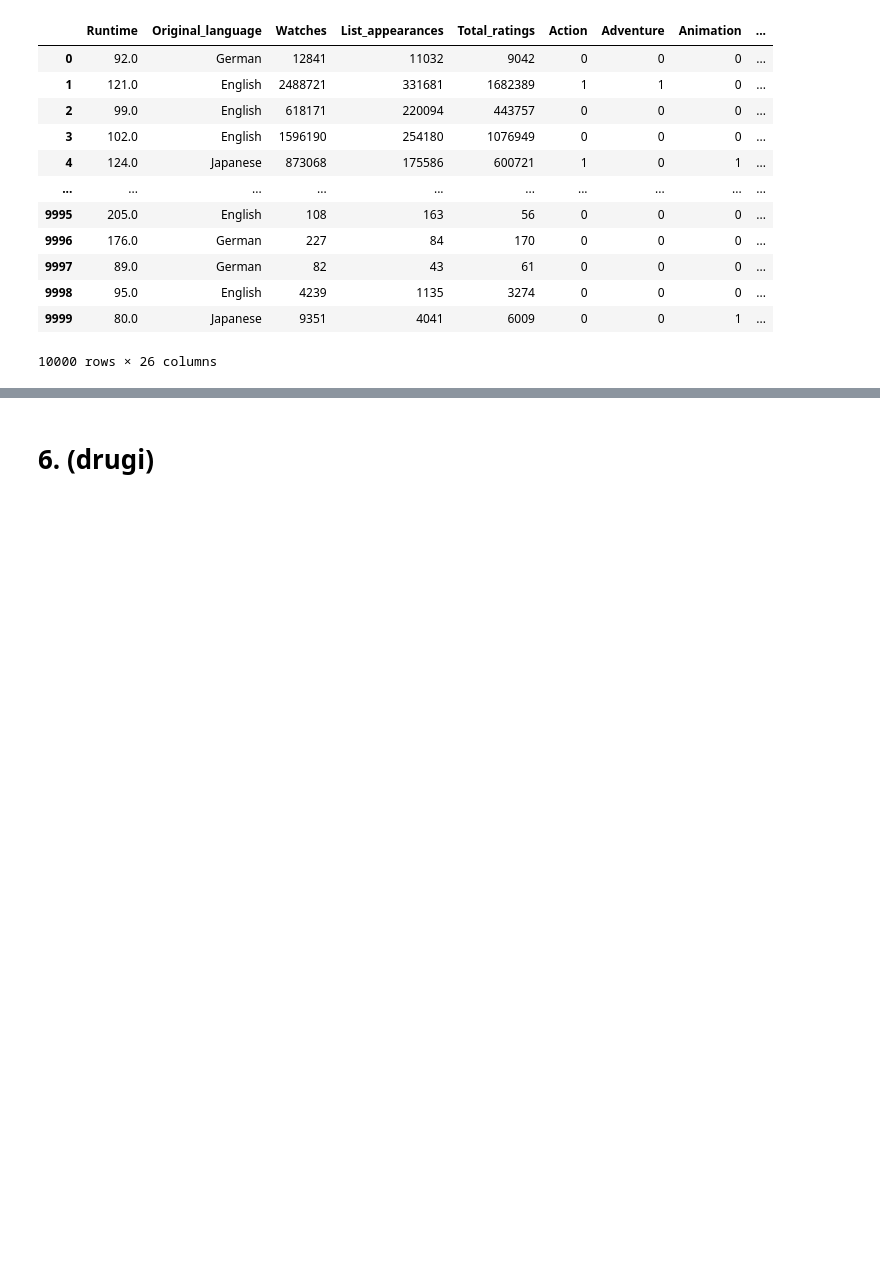
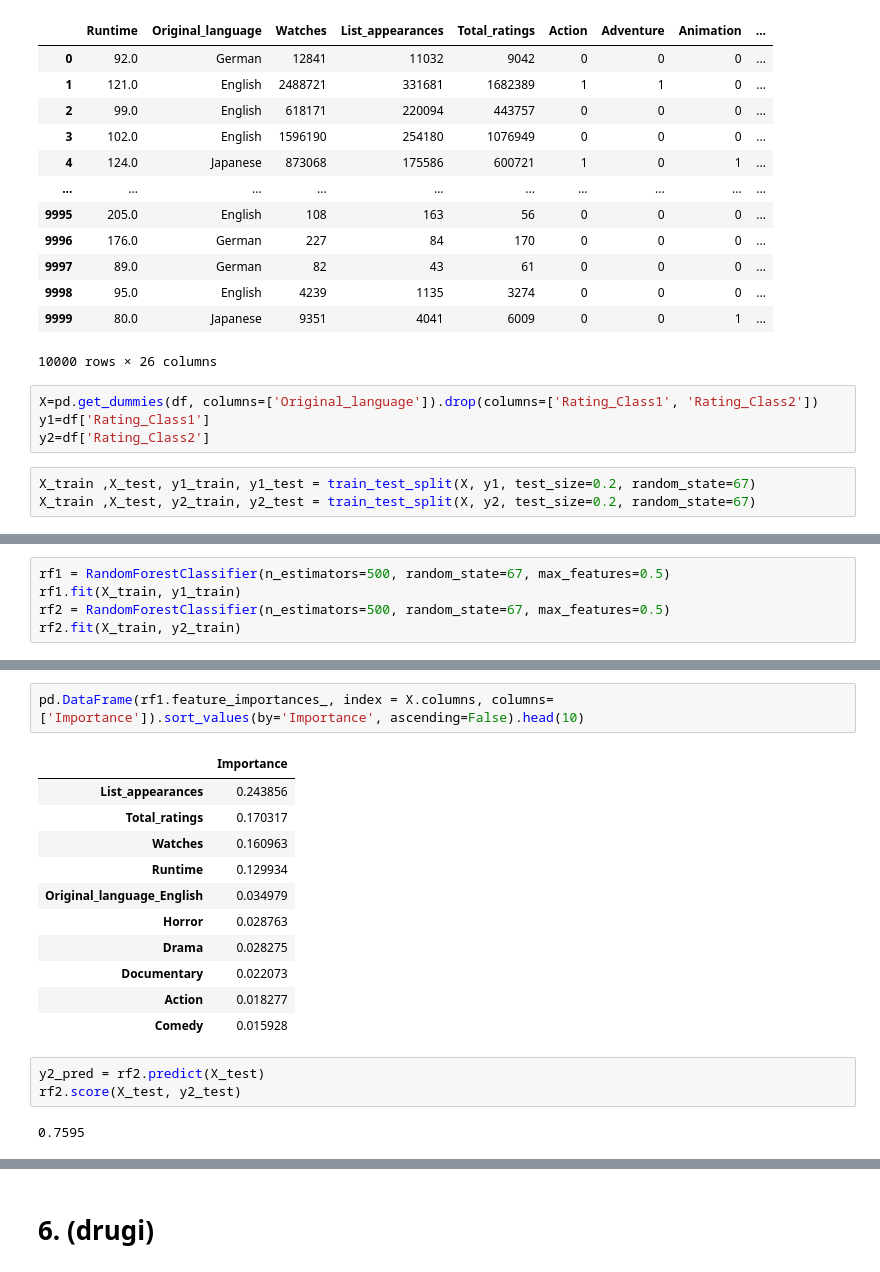
Before and after one commit to tomciolowsky/MoviesClassification, a Jupyter notebook: analysis.ipynb, the cells around one changed output, grey strips where cells are left out. Drawn from its saved outputs; the diff is of its cells as text; blank space fills up the shorter version.

Commit message:
Random Forest

```diff
--- a/analysis.ipynb
+++ b/analysis.ipynb
@@ -507,3 +511,10 @@ df
 | 9998 | 95.0 | English | 4239 | 1135 | 3274 | 0 | 0 | 0 | ... |
 | 9999 | 80.0 | Japanese | 9351 | 4041 | 6009 | 0 | 0 | 1 | ... |
 10000 rows × 26 columns
+# %%
+X=pd.get_dummies(df, columns=['Original_language']).drop(columns=['Rating_Class1', 'Rating_Class2'])
+y1=df['Rating_Class1']
+y2=df['Rating_Class2']
+# %%
+X_train ,X_test, y1_train, y1_test = train_test_split(X, y1, test_size=0.2, random_state=67)
+X_train ,X_test, y2_train, y2_test = train_test_split(X, y2, test_size=0.2, random_state=67)
@@ -509,0 +523,5 @@ df
+# %%
+rf1 = RandomForestClassifier(n_estimators=500, random_state=67, max_features=0.5)
+rf1.fit(X_train, y1_train)
+rf2 = RandomForestClassifier(n_estimators=500, random_state=67, max_features=0.5)
+rf2.fit(X_train, y2_train)
@@ -509,0 +550,19 @@ df
+# %%
+pd.DataFrame(rf1.feature_importances_, index = X.columns, columns=['Importance']).sort_values(by='Importance', ascending=False).head(10)
+# %% [output]
+|  | Importance |
+| List_appearances | 0.243856 |
+| Total_ratings | 0.170317 |
+| Watches | 0.160963 |
+| Runtime | 0.129934 |
+| Original_language_English | 0.034979 |
+| Horror | 0.028763 |
+| Drama | 0.028275 |
+| Documentary | 0.022073 |
+| Action | 0.018277 |
+| Comedy | 0.015928 |
+# %%
+y2_pred = rf2.predict(X_test)
+rf2.score(X_test, y2_test)
+# %% [output]
+0.7595
```
Also changed, not shown: parts of 15 cells of this notebook.
